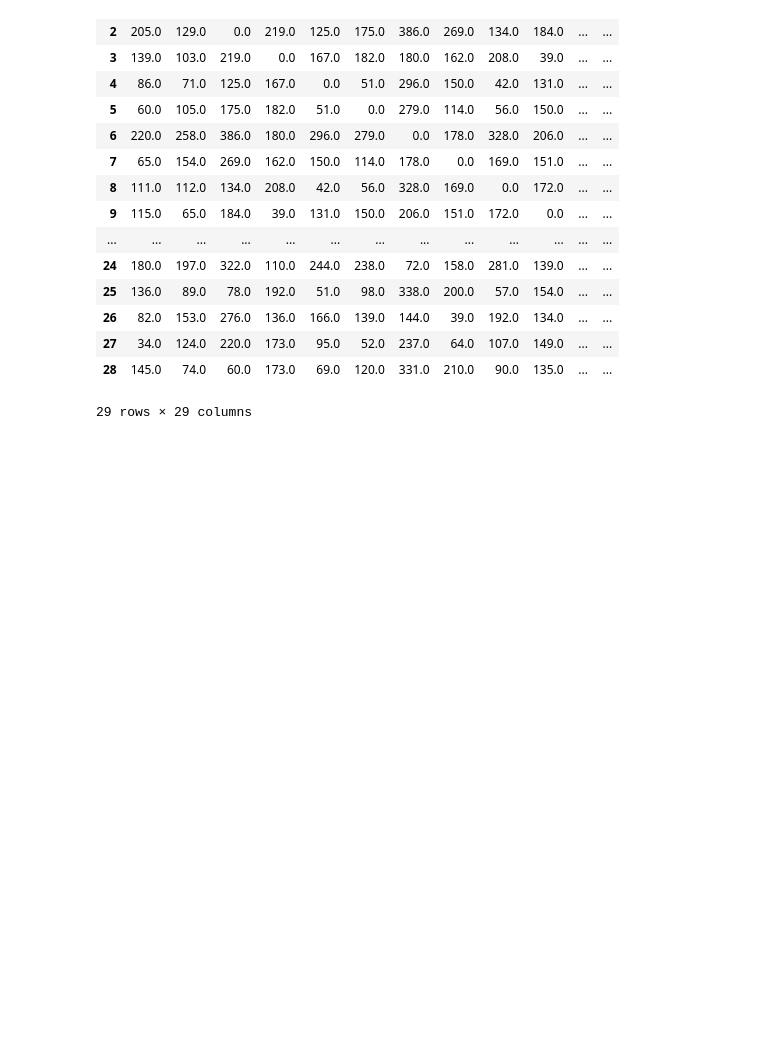
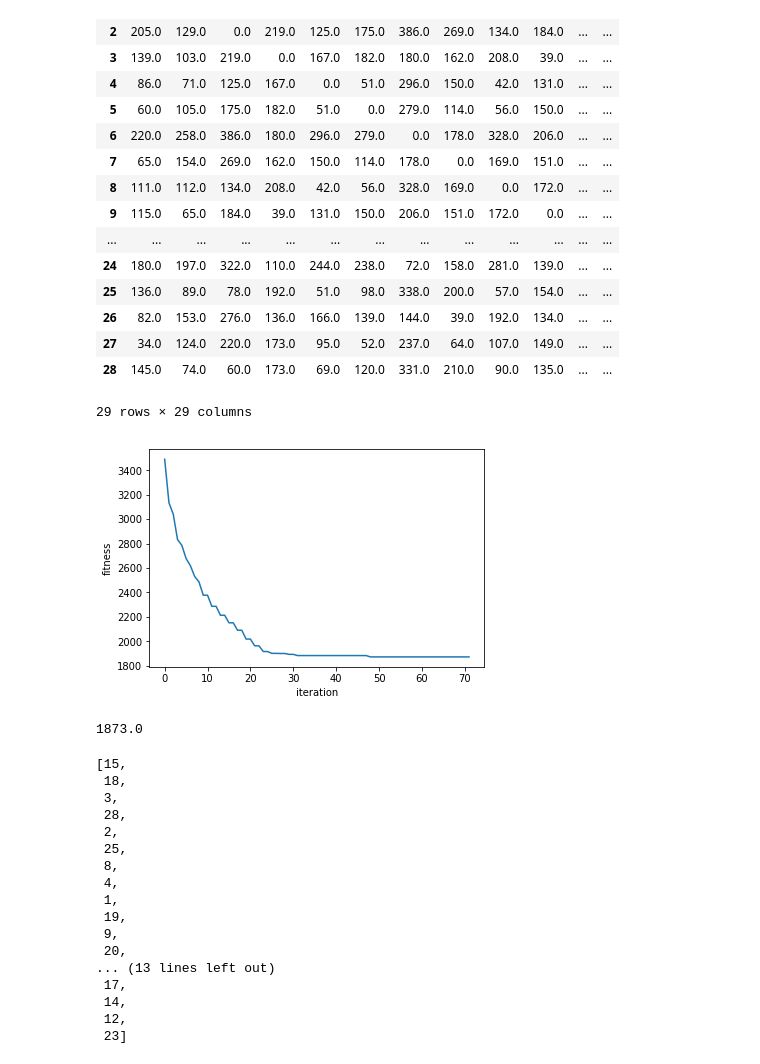
Before and after one commit to konfayakun/AAI, a Jupyter notebook: assignment1/TSP.ipynb, the cells around one changed output. Drawn from its saved outputs; the diff is of its cells as text; code cells hidden in the pictures; blank space fills up the shorter version.

Commit message:
roulette wheel and swap mutation method added

```diff
--- a/assignment1/TSP.ipynb
+++ b/assignment1/TSP.ipynb
@@ -8 +7,10 @@ costs=[]
+# %%
+data = minidom.parse('./bayg29.xml')
+#parameters
+initialPopulationCount=5000
+numberOfCities=29
+crossoverPossibility=0.95
+mutationPossibility=0.15
+maxFrozenIteration=50
+elitismSetSize=40
 # %%
@@ -56,3 +103,40 @@ def crossover(parent1,parent2):
+# %%
+population=getInitialPopulation(numberOfCities,initialPopulationCount)
+bestfits=[]
+counter=0
+while counter<maxFrozenIteration:
+    population=rouletteGeneration(population,elitismSetSize)
+    fits=[fitness(popula) for popula in population]
+    theBest=-max(fits)
+    if(len(bestfits)>0 and theBest==bestfits[-1]):counter+=1
+    bestfits.append(-max(fits))
+plt.plot(bestfits)
+plt.ylabel('fitness')
+plt.xlabel('iteration')
+plt.show()
+best=population[np.argmax(fits)]
+print(-fitness(best))
+best
+# %% [output]
+[figure, added]
+1873.0
+[15,
+ 18,
+ 3,
+ 28,
+ 2,
+ 25,
+ 8,
+ 4,
+ 1,
+ 19,
+ 9,
+ 20,
+... (13 lines left out)
+ 17,
+ 14,
+ 12,
+ 23]
 # %%
 population=getInitialPopulation(29,1000)
 choose(population,100)
```
Also changed, not shown: parts of 6 cells of this notebook.
